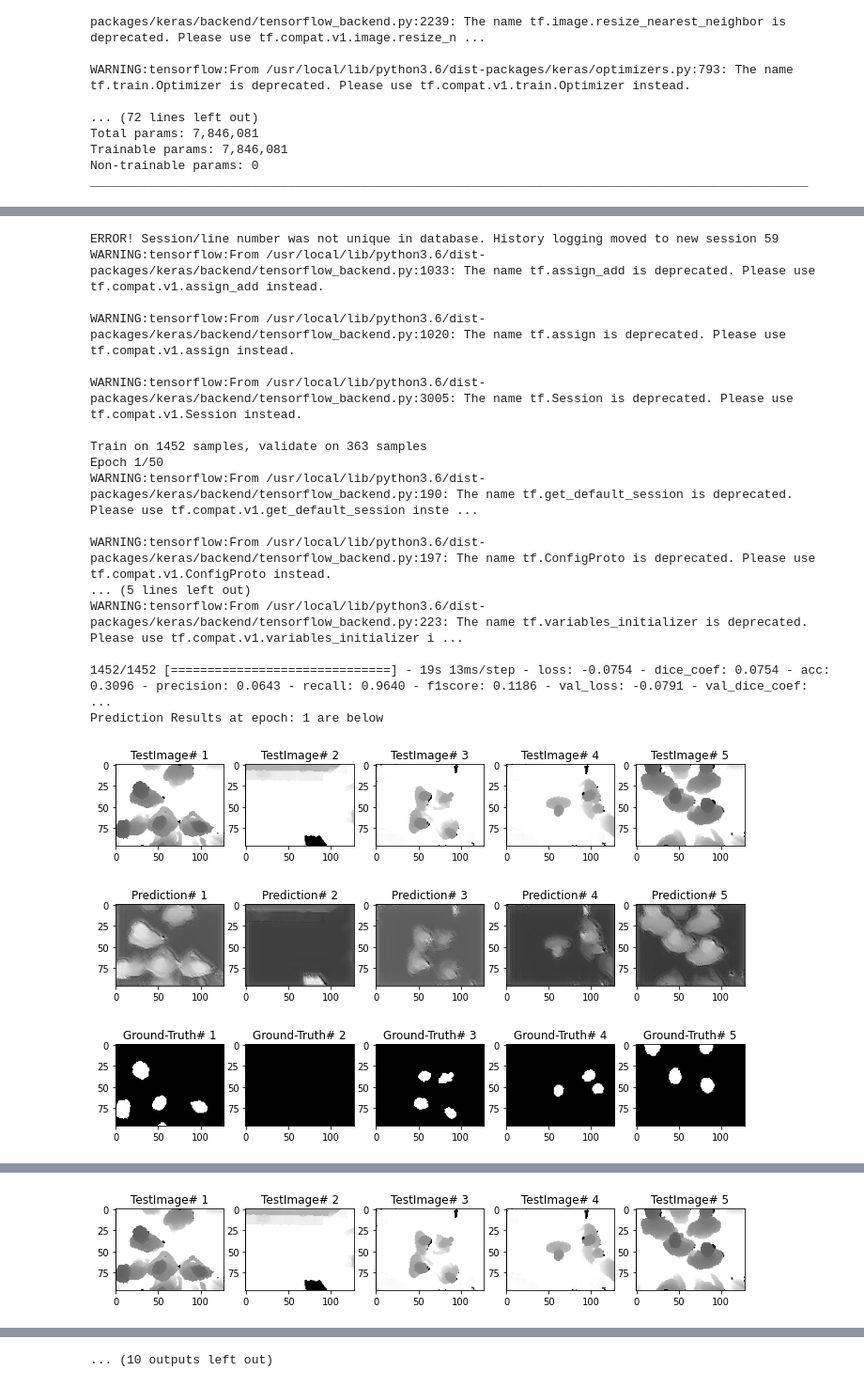
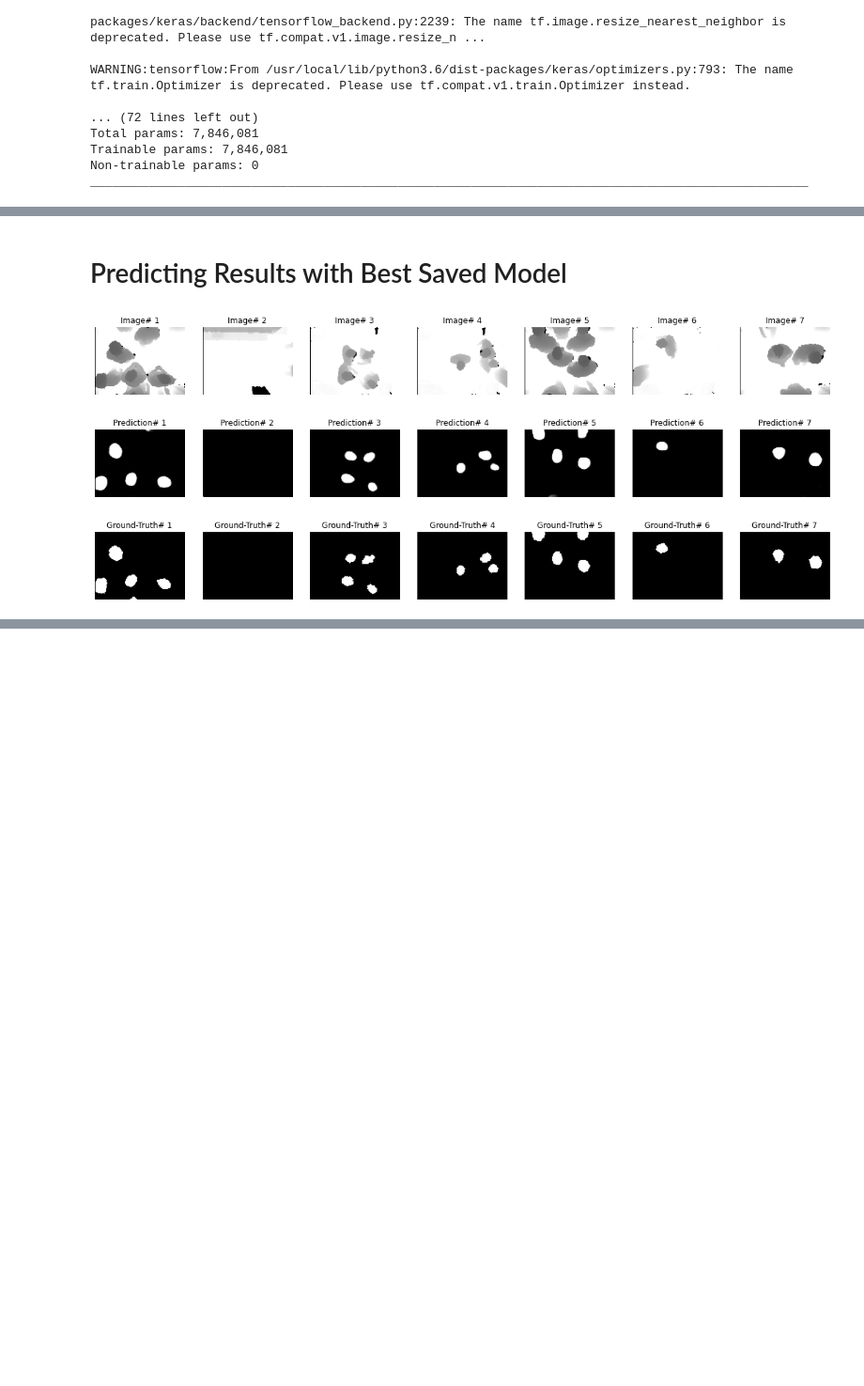
Before and after one commit to zeeshannisar/State-of-Art-Segmentation-Network-Architectures, a Jupyter notebook: U-NET Architecture/UNET-implementation-TOP VIEW HEADS Dataset.ipynb, the cells around one changed output, grey strips where cells are left out. Shown at 94% size. Saved outputs shown, nothing was run; the diff lists cells and outputs as text; code cells hidden in the pictures; blank space fills up the shorter version.

Commit message:
UNET

```diff
--- a/U-NET Architecture/UNET-implementation-TOP VIEW HEADS Dataset.ipynb
+++ b/U-NET Architecture/UNET-implementation-TOP VIEW HEADS Dataset.ipynb
@@ -204,3 +280,10 @@ Total params: 7,846,081
 Trainable params: 7,846,081
 Non-trainable params: 0
 __________________________________________________________________________________________________
+# %%
+csv_logger = CSVLogger('./saved Models/UNET Models/TOP VIEW HEADS/Training-Logs.csv')
+checkpoint = ModelCheckpoint('./saved Models/UNET Models/TOP VIEW HEADS/best-model.h5', verbose=1, monitor='val_acc',
+                             save_best_only=True, mode='auto')
+
+model.fit(images_train, masks_train, batch_size=64, epochs=100, verbose=1, shuffle=True, validation_data = (images_test, masks_test),
+          callbacks=[csv_logger, checkpoint])
@@ -207,52 +309,30 @@ ________________________________________________________________________________
+# %% [markdown]
+# Predicting Results with Best Saved Model
 # %%
+def plot_images(images_test, pred, masks_test):
+  plt.figure(1, figsize = (20, 20))
+  for i in range(7):
+    plt.subplot(1, 7, i+1).set_title('Image# {}' .format(i+1))
+    plt.imshow(images_test[i, :, :, 0], cmap='gray')
+    plt.axis('off')
+  plt.figure(2, figsize = (20, 20))
+  for i in range(7):
+    plt.subplot(1, 7, i+1).set_title('Prediction# {}' .format(i+1))
+    plt.imshow(pred[i, :, :, 0], cmap='gray')
+    plt.axis('off')
 
-class prediction_history(Callback):
-  def on_epoch_end(self, epoch, logs={}):
-    if (epoch+1) % 10 == 1:
-      print('Prediction Results at epoch: {} are below'.format(epoch+1))
-      self.pred = model.predict(images_test)
-      plot_images(images_test, self.pred, masks_test)
+  plt.figure(3, figsize = (20, 20))
+  for i in range(7):
+    plt.subplot(1, 7, i+1).set_title('Ground-Truth# {}' .format(i+1))
+    plt.imshow(masks_test[i, :, :, 0], cmap='gray')
+    plt.axis('off')
 
-def plot_images(images_test, pred, masks_test):
-  plt.figure(1, figsize = (12, 12))
-  for i in range(5):
-    plt.subplot(1, 5, i+1).set_title('TestImage# {}' .format(i+1))
-    plt.imshow(images_test[i, :, :, 0], cmap='gray')
-  plt.figure(2, figsize = (12, 12))
-  for i in range(5):
-    plt.subplot(1, 5, i+1).set_title('Prediction# {}' .format(i+1))
-    plt.imshow(pred[i, :, :, 0], cmap='gray')
-  plt.figure(3, figsize = (12, 12))
-  for i in range(5):
-    plt.subplot(1, 5, i+1).set_title('Ground-Truth# {}' .format(i+1))
-    plt.imshow(masks_test[i, :, :, 0], cmap='gray')
   plt.show()
   plt.close()
 
-predictions = prediction_history()
-csv_logger = CSVLogger('./saved Models/UNET Models/TOP VIEW HEADS/Training-Logs.csv')
-model_checkpoint = ModelCheckpoint('./saved Models/UNET Models/TOP VIEW HEADS/best-model.h5', monitor='val_loss', save_best_only=True)
-
-model.fit(images_train, masks_train, batch_size=32, epochs=epochs, verbose=1, shuffle=True, validation_data = (images_test, masks_test),
-          callbacks=[csv_logger, model_checkpoint, predictions])
+pred = model.predict(images_test)
+plot_images(images_test, pred, masks_test)
 # %% [output]
-ERROR! Session/line number was not unique in database. History logging moved to new session 59
-WARNING:tensorflow:From /usr/local/lib/python3.6/dist-packages/keras/backend/tensorflow_backend.py:1033: The name tf.assign_add is deprecated. Please use tf.compat.v1.assign_add instead.
-
-WARNING:tensorflow:From /usr/local/lib/python3.6/dist-packages/keras/backend/tensorflow_backend.py:1020: The name tf.assign is deprecated. Please use tf.compat.v1.assign instead.
-
-WARNING:tensorflow:From /usr/local/lib/python3.6/dist-packages/keras/backend/tensorflow_backend.py:3005: The name tf.Session is deprecated. Please use tf.compat.v1.Session instead.
-
-Train on 1452 samples, validate on 363 samples
-Epoch 1/50
-WARNING:tensorflow:From /usr/local/lib/python3.6/dist-packages/keras/backend/tensorflow_backend.py:190: The name tf.get_default_session is deprecated. Please use tf.compat.v1.get_default_session inste ...
-
-WARNING:tensorflow:From /usr/local/lib/python3.6/dist-packages/keras/backend/tensorflow_backend.py:197: The name tf.ConfigProto is deprecated. Please use tf.compat.v1.ConfigProto instead.
-... (5 lines left out)
-WARNING:tensorflow:From /usr/local/lib/python3.6/dist-packages/keras/backend/tensorflow_backend.py:223: The name tf.variables_initializer is deprecated. Please use tf.compat.v1.variables_initializer i ...
-
-1452/1452 [==============================] - 19s 13ms/step - loss: -0.0754 - dice_coef: 0.0754 - acc: 0.3096 - precision: 0.0643 - recall: 0.9640 - f1score: 0.1186 - val_loss: -0.0791 - val_dice_coef: ...
-Prediction Results at epoch: 1 are below
-[figure, old version]
+[figure, new version]
-[figure, old version]
+[figure, new version]
-[figure, old version]
+[figure, new version]
@@ -276 +338,0 @@ Prediction Results at epoch: 11 are below
-[figure, removed]
@@ -299 +338,0 @@ Prediction Results at epoch: 21 are below
-... (10 outputs left out)
```
Also changed, not shown: parts of 6 cells of this notebook, 1 other file.
